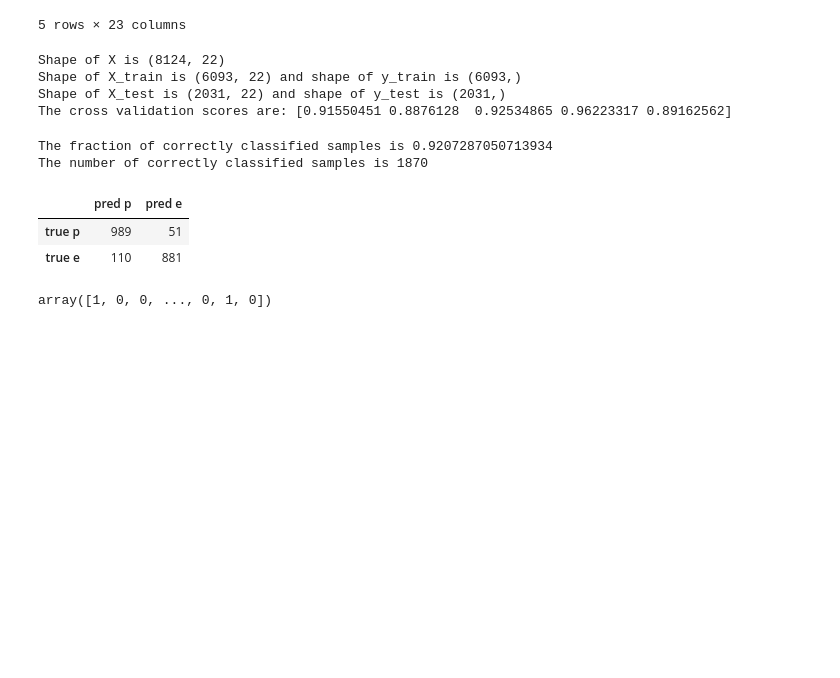
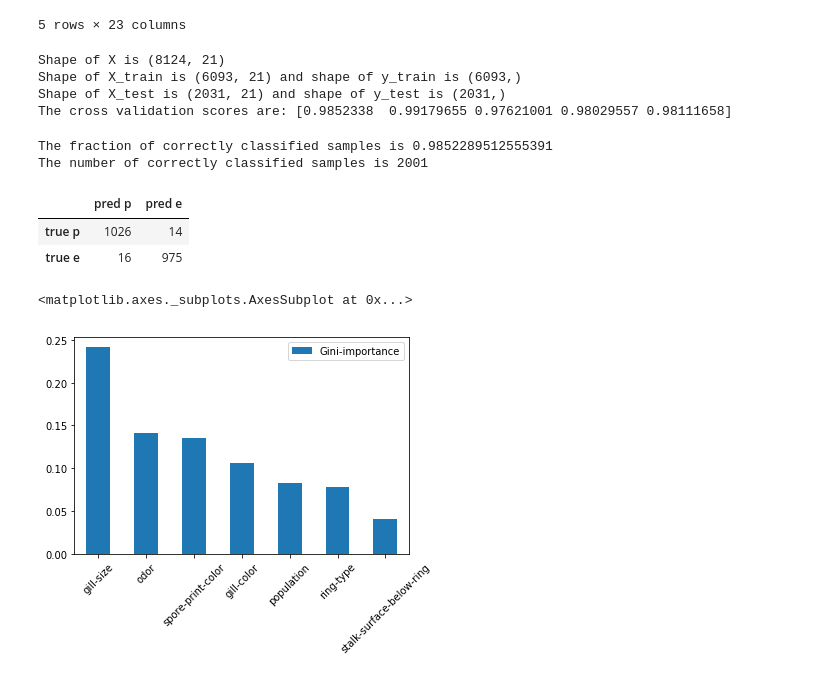
Before and after one commit to kulraghav/MLPractice, a Jupyter notebook: Notebooks/classify_mushrooms.ipynb, the cells around one changed output. Cells and saved outputs as stored; diff of their text form; code cells hidden in the pictures; blank space fills up the shorter version.

Commit message:
feature importance plot

```diff
--- a/Notebooks/classify_mushrooms.ipynb
+++ b/Notebooks/classify_mushrooms.ipynb
@@ -176,6 +176,7 @@ from sklearn.preprocessing import LabelEncoder
 labelencoder=LabelEncoder()
 
 features = [column for column in columns]
+features.remove('veil-type')
 features.remove('class')
 
 for column in df.columns:
@@ -190,14 +191,14 @@ print("Shape of X is {}".format(X.shape))
 print("Shape of X_train is {} and shape of y_train is {}".format(X_train.shape, y_train.shape))
 print("Shape of X_test is {} and shape of y_test is {}".format(X_test.shape, y_test.shape))
 
-model = RandomForestClassifier(max_depth=2)
+model = RandomForestClassifier(max_depth=3)
 
 print("The cross validation scores are: {}".format(cross_val_score(model, X=X_train, y=y_train, cv=5)))
 # %% [output]
-Shape of X is (8124, 22)
-Shape of X_train is (6093, 22) and shape of y_train is (6093,)
-Shape of X_test is (2031, 22) and shape of y_test is (2031,)
-The cross validation scores are: [0.91550451 0.8876128  0.92534865 0.96223317 0.89162562]
+Shape of X is (8124, 21)
+Shape of X_train is (6093, 21) and shape of y_train is (6093,)
+Shape of X_test is (2031, 21) and shape of y_test is (2031,)
+The cross validation scores are: [0.9852338  0.99179655 0.97621001 0.98029557 0.98111658]
 # %%
 model.fit(X_train, y_train)
 
@@ -212,17 +213,12 @@ y_test_predicted = reloaded_model.predict(X_test)
 print("The fraction of correctly classified samples is {}".format(accuracy_score(y_test, y_test_predicted)))
 print("The number of correctly classified samples is {}".format(accuracy_score(y_test, y_test_predicted, normalize=False)))
 
-
 pd.DataFrame(confusion_matrix(y_test, y_test_predicted),
              index={'true p', 'true e'},
              columns={'pred p', 'pred e'})
 # %% [output]
-The fraction of correctly classified samples is 0.9207287050713934
-The number of correctly classified samples is 1870
+The fraction of correctly classified samples is 0.9852289512555391
+The number of correctly classified samples is 2001
 |  | pred p | pred e |
-| true p | 989 | 51 |
-| true e | 110 | 881 |
+| true p | 1026 | 14 |
+| true e | 16 | 975 |
-# %%
-labelencoder.fit_transform(df['class'])
-# %% [output]
-array([1, 0, 0, ..., 0, 1, 0])
@@ -230,0 +225,15 @@ labelencoder.
+# %%
+import pandas as pd
+%matplotlib inline
+#do code to support model
+#"data" is the X dataframe and model is the SKlearn object
+
+feats = {} # a dict to hold feature_name: feature_importance
+for feature, importance in zip(features, model.feature_importances_):
+    feats[feature] = importance #add the name/value pair
+
+importances = pd.DataFrame.from_dict(feats, orient='index').rename(columns={0: 'Gini-importance'})
+importances.sort_values(by='Gini-importance', ascending=False)[:7].plot(kind='bar', rot=45)
+# %% [output]
+<matplotlib.axes._subplots.AxesSubplot at 0x...>
+[figure, added]
```
Also changed, not shown: parts of 1 cell of this notebook.
